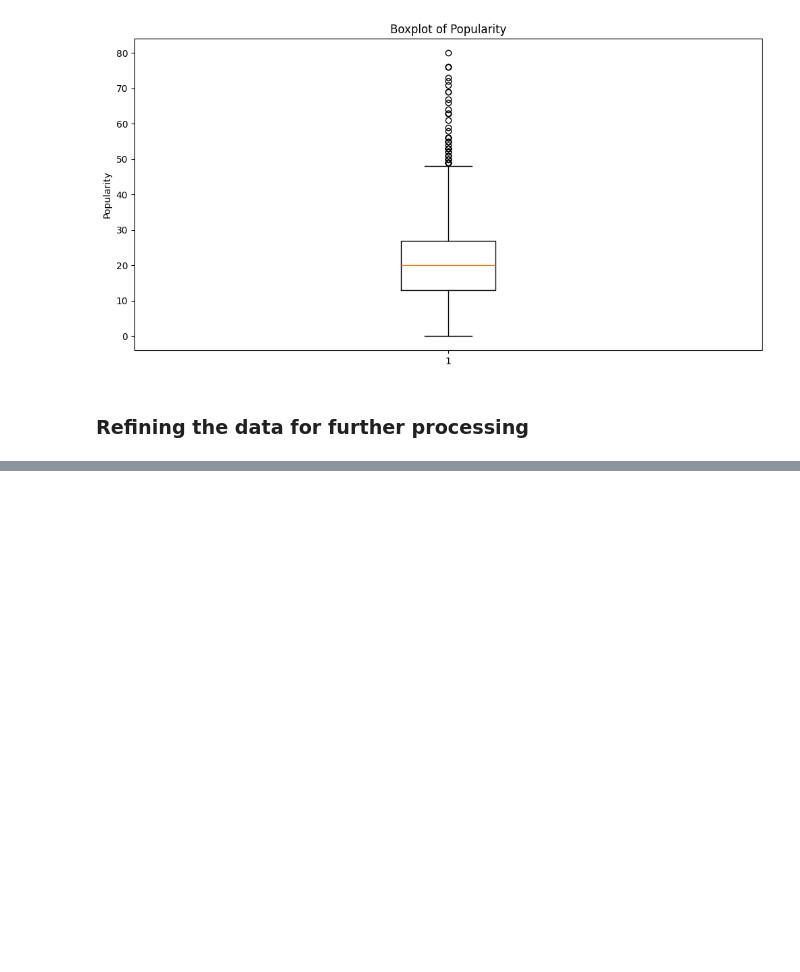
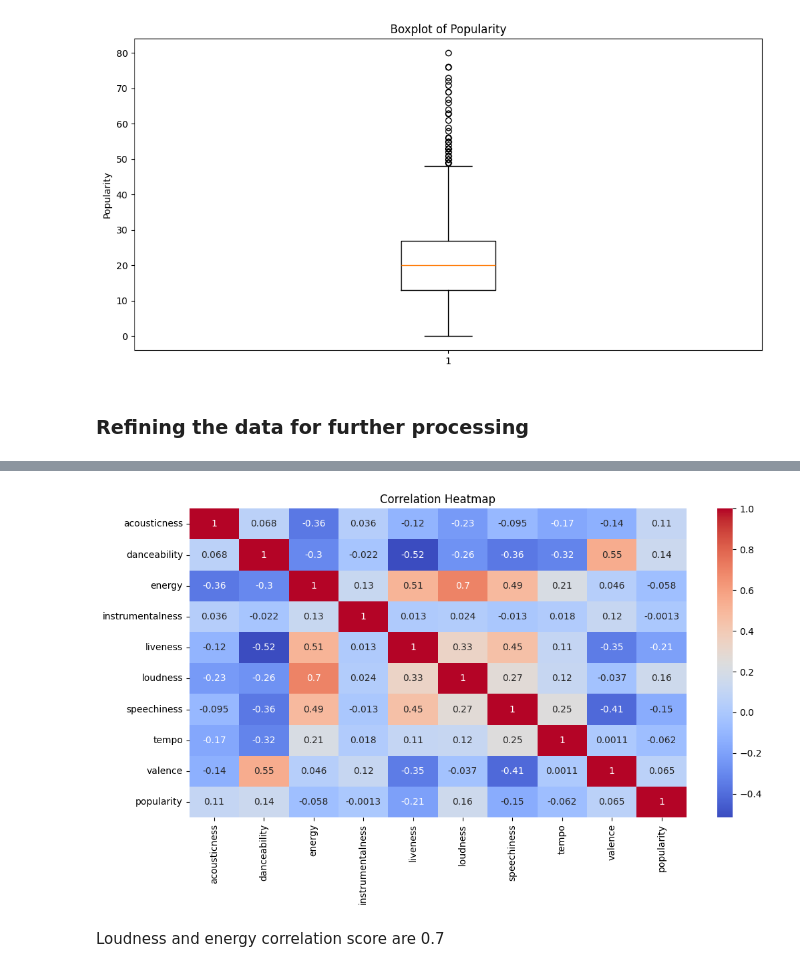
Before and after one commit to ShakyaSangam/spotify-ml-analysis, a Jupyter notebook: spotify.ipynb, the cells around one changed output, grey strips where cells are left out. Drawn from its saved outputs; the diff is of its cells as text; code cells hidden in the pictures; blank space fills up the shorter version.

```diff
--- a/spotify.ipynb
+++ b/spotify.ipynb
@@ -224,0 +321,13 @@ plt.show()
+# %%
+df["year"] = df["release_date"].dt.year
+df["month"] = df["release_date"].dt.month
+df["week"] = df["release_date"].dt.isocalendar().week
+# %%
+plt.figure(figsize=(12, 6))
+sns.heatmap(df.drop(columns=["release_date",'name', 'album',"track_number", "year", "month", "week", "duration_ms"]).corr(), annot=True, cmap='coolwarm')
+plt.title('Correlation Heatmap')
+plt.show()
+# %% [output]
+[figure, added]
+# %% [markdown]
+Loudness and energy correlation score are 0.7
```
Also changed, not shown: parts of 24 cells of this notebook.
